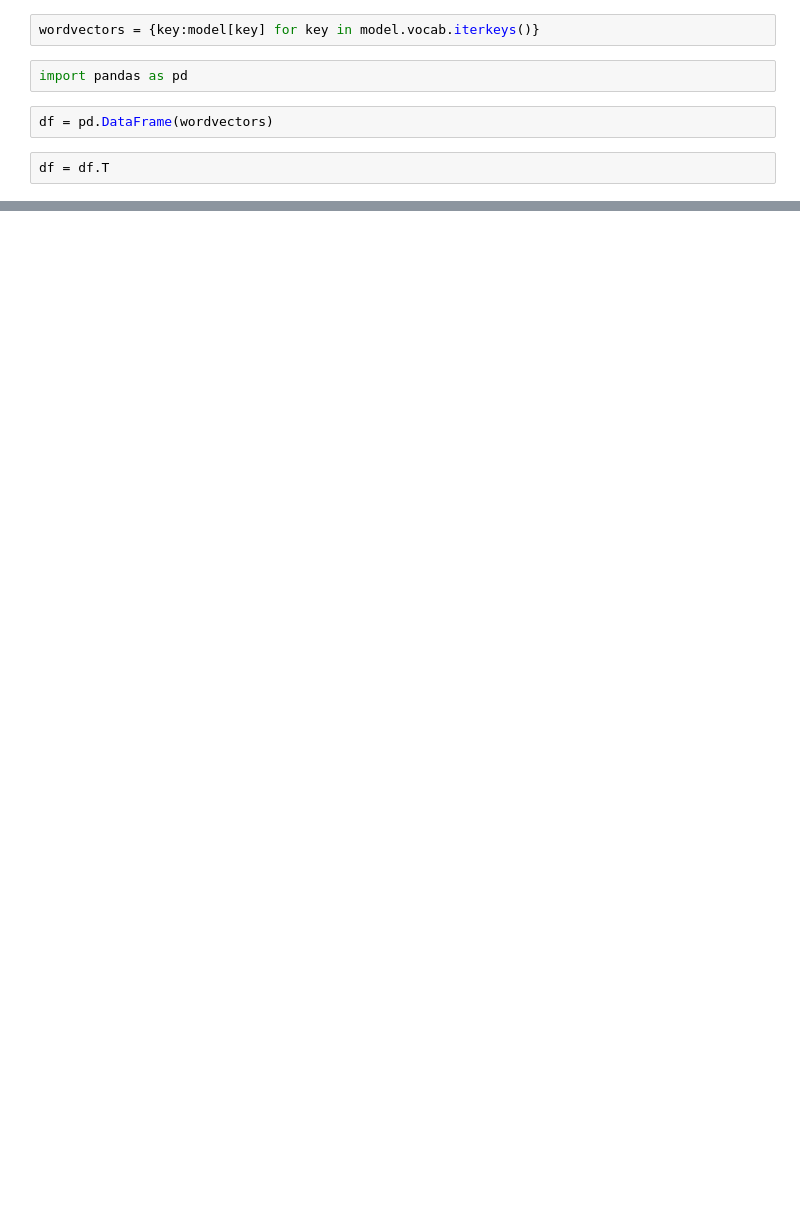
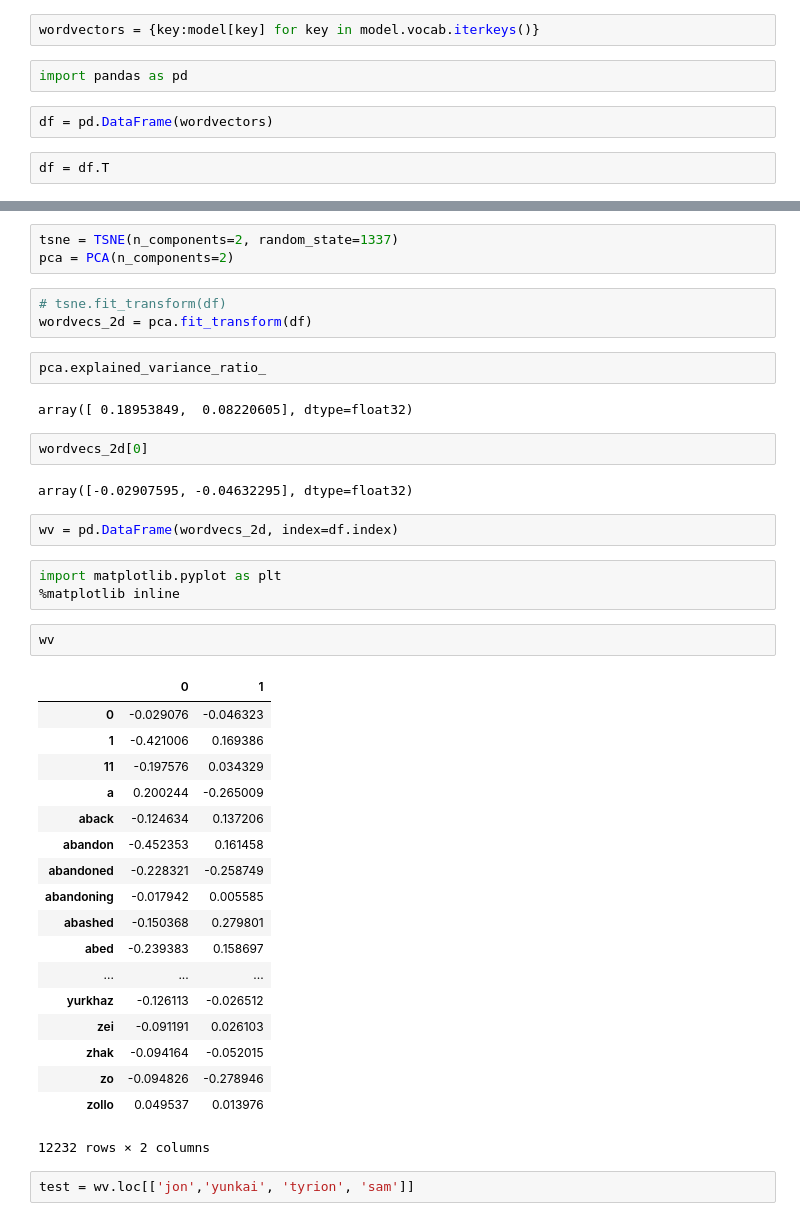
Before and after one commit to A-Jacobson/GoTWord2Vec, a Jupyter notebook: explore.ipynb, the cells around one changed output, grey strips where cells are left out. Cells and saved outputs as stored; diff of their text form; blank space fills up the shorter version.

```diff
--- a/explore.ipynb
+++ b/explore.ipynb
@@ -89,0 +129,42 @@ df
+# %%
+tsne = TSNE(n_components=2, random_state=1337)
+pca = PCA(n_components=2)
+# %%
+# tsne.fit_transform(df)
+wordvecs_2d = pca.fit_transform(df)
+# %%
+pca.explained_variance_ratio_
+# %% [output]
+array([ 0.18953849,  0.08220605], dtype=float32)
+# %%
+wordvecs_2d[0]
+# %% [output]
+array([-0.02907595, -0.04632295], dtype=float32)
+# %%
+wv = pd.DataFrame(wordvecs_2d, index=df.index)
+# %%
+import matplotlib.pyplot as plt
+%matplotlib inline
+# %%
+wv
+# %% [output]
+|  | 0 | 1 |
+| 0 | -0.029076 | -0.046323 |
+| 1 | -0.421006 | 0.169386 |
+| 11 | -0.197576 | 0.034329 |
+| a | 0.200244 | -0.265009 |
+| aback | -0.124634 | 0.137206 |
+| abandon | -0.452353 | 0.161458 |
+| abandoned | -0.228321 | -0.258749 |
+| abandoning | -0.017942 | 0.005585 |
+| abashed | -0.150368 | 0.279801 |
+| abed | -0.239383 | 0.158697 |
+| ... | ... | ... |
+| yurkhaz | -0.126113 | -0.026512 |
+| zei | -0.091191 | 0.026103 |
+| zhak | -0.094164 | -0.052015 |
+| zo | -0.094826 | -0.278946 |
+| zollo | 0.049537 | 0.013976 |
+12232 rows × 2 columns
+# %%
+test = wv.loc[['jon','yunkai', 'tyrion', 'sam']]
```
Also changed, not shown: parts of 11 cells of this notebook, 3 other files.
